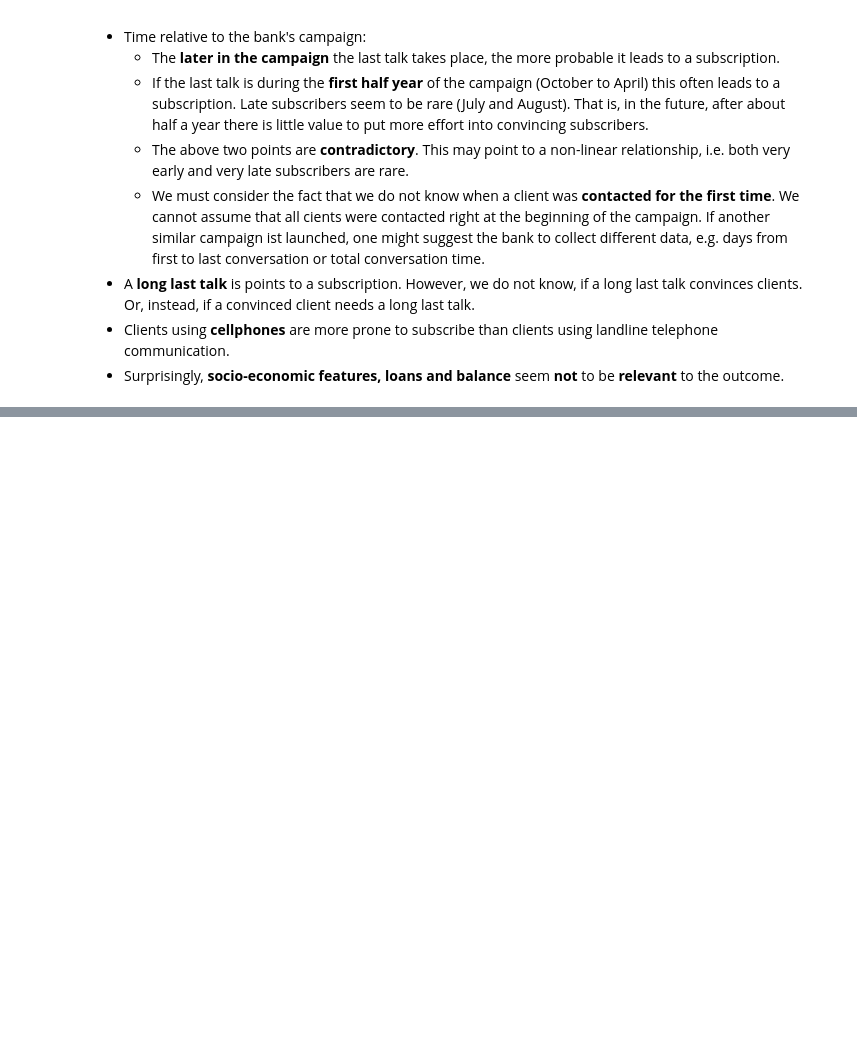
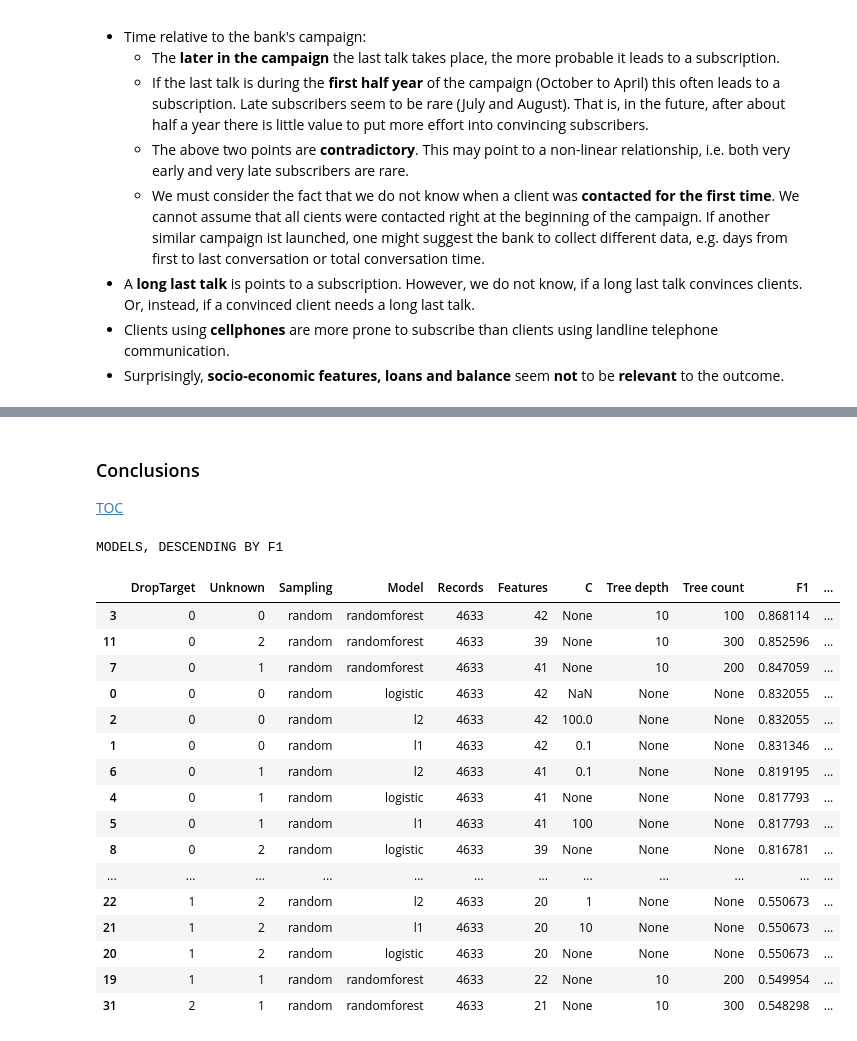
Before and after one commit to Dominik-Heeb/v8BFsIGJrONu4Lzo, a Jupyter notebook: Repository/notebooks/02 dh Term Deposit.ipynb, the cells around one changed output, grey strips where cells are left out. Cells and saved outputs as stored; diff of their text form; code cells hidden in the pictures; blank space fills up the shorter version.

```diff
--- a/Repository/notebooks/02 dh Term Deposit.ipynb
+++ b/Repository/notebooks/02 dh Term Deposit.ipynb
@@ -1473,0 +1639,4 @@ __Summary:__
+# %%
+cintExamples = 15
+dfltWeights = {"Feature":lstrFeatureNamesReduced,"Median":lfltMedians}
+DisplayTopWeights(dfltWeights,"Median",intTopExamples=cintExamples)
@@ -1473,0 +1667,6 @@ __Summary:__
+# %%
+# re-start with transformed data
+if True: # to load dfrTransformed skipping the DM and FE steps
+    dfrTransformed=u.FromDisk("dfrTransformed","processed")
+p("Shape of dfrTransformed:",dfrTransformed.shape)
+dfrTransformed.head(3)
@@ -1473,0 +1886,29 @@ __Summary:__
+# %%
+from sklearn.model_selection import train_test_split
+
+def TrainTestSplit(dfrSource,strTarget):
+    '''
+    Applies a train/test split.
+
+    When       Who What
+    2023 07 13 dh  Created
+    '''
+    X = dfrSource.drop(columns=[strTarget])
+    y = dfrSource[strTarget]
+    X_train, X_test, y_train, y_test = train_test_split(X, y, test_size=cfltTestPortion, random_state=cfltRandomSeed)
+    return X_train, X_test, y_train, y_test
+# %%
+from sklearn.preprocessing import StandardScaler
+
+def Scale(X_train,X_test):
+    '''
+    Applies a standard scaler
+
+    When       Who What
+    2023 07 13 dh  Created
+    '''
+    objScaler = StandardScaler()
+    objScaler.fit(X_train)
+    X_train_scaled = objScaler.transform(X_train)
+    X_test_scaled = objScaler.transform(X_test)
+    return X_train_scaled, X_test_scaled
@@ -1473,0 +2097,25 @@ __Summary:__
+# %% [markdown]
+### Conclusions <a class="anchor" id="Approach3Conclusions"></a>
+[TOC](#TOC)
+# %%
+p("Models, descending by F1".upper())
+dfrModelSummary.sort_values('F1', ascending=False)
+# %% [output]
+MODELS, DESCENDING BY F1
+|  | DropTarget | Unknown | Sampling | Model | Records | Features | C | Tree depth | Tree count | F1 | ... |
+| 3 | 0 | 0 | random | randomforest | 4633 | 42 | None | 10 | 100 | 0.868114 | ... |
+| 11 | 0 | 2 | random | randomforest | 4633 | 39 | None | 10 | 300 | 0.852596 | ... |
+| 7 | 0 | 1 | random | randomforest | 4633 | 41 | None | 10 | 200 | 0.847059 | ... |
+| 0 | 0 | 0 | random | logistic | 4633 | 42 | NaN | None | None | 0.832055 | ... |
+| 2 | 0 | 0 | random | l2 | 4633 | 42 | 100.0 | None | None | 0.832055 | ... |
+| 1 | 0 | 0 | random | l1 | 4633 | 42 | 0.1 | None | None | 0.831346 | ... |
+| 6 | 0 | 1 | random | l2 | 4633 | 41 | 0.1 | None | None | 0.819195 | ... |
+| 4 | 0 | 1 | random | logistic | 4633 | 41 | None | None | None | 0.817793 | ... |
+| 5 | 0 | 1 | random | l1 | 4633 | 41 | 100 | None | None | 0.817793 | ... |
+| 8 | 0 | 2 | random | logistic | 4633 | 39 | None | None | None | 0.816781 | ... |
+| ... | ... | ... | ... | ... | ... | ... | ... | ... | ... | ... | ... |
+| 22 | 1 | 2 | random | l2 | 4633 | 20 | 1 | None | None | 0.550673 | ... |
+| 21 | 1 | 2 | random | l1 | 4633 | 20 | 10 | None | None | 0.550673 | ... |
+| 20 | 1 | 2 | random | logistic | 4633 | 20 | None | None | None | 0.550673 | ... |
+| 19 | 1 | 1 | random | randomforest | 4633 | 22 | None | 10 | 200 | 0.549954 | ... |
+| 31 | 2 | 1 | random | randomforest | 4633 | 21 | None | 10 | 300 | 0.548298 | ... |
```
Also changed, not shown: parts of 66 cells of this notebook, 16 other files.
